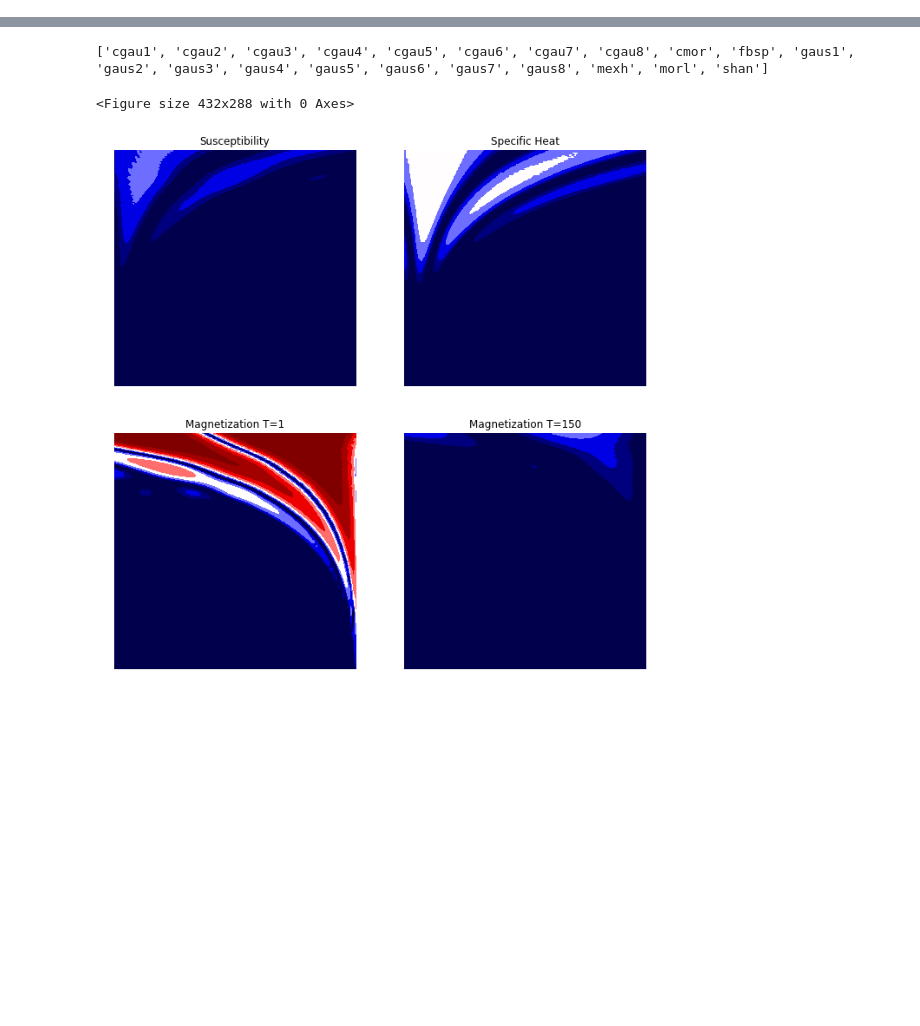
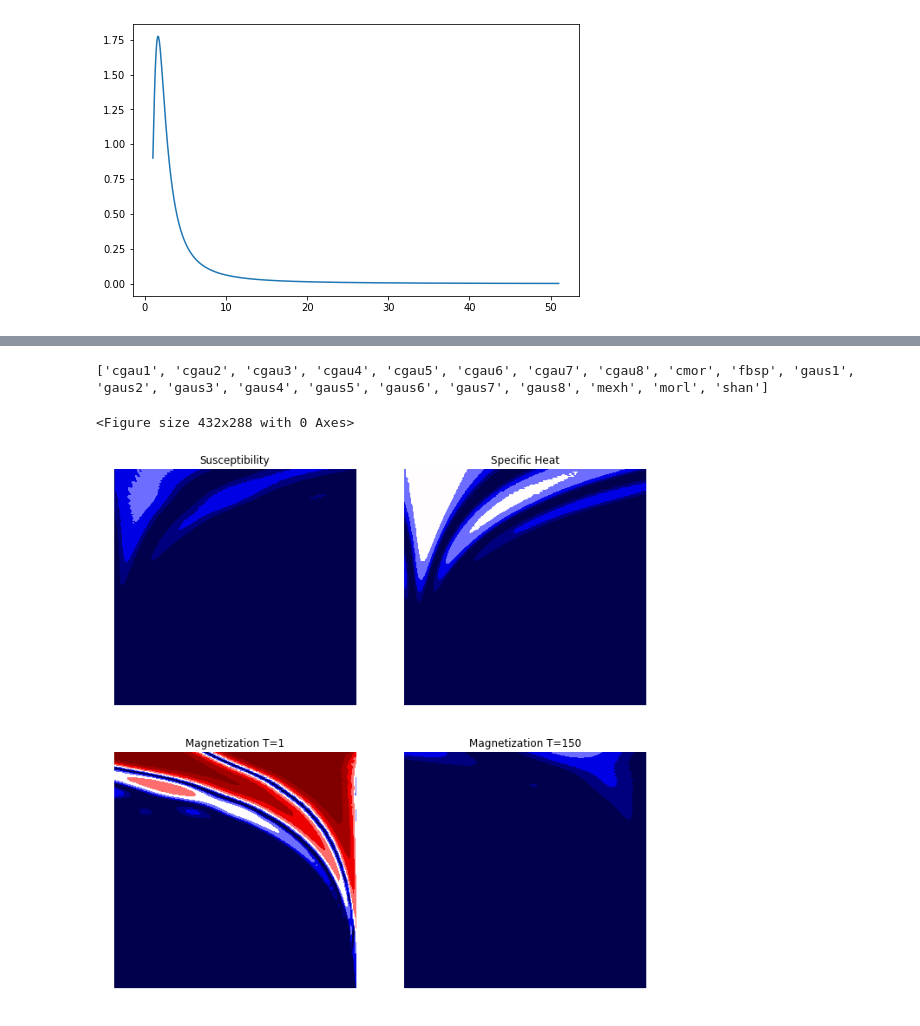
Before and after one commit to Orth-Research/ml_cr, a Jupyter notebook: DataGeneration.ipynb, the cells around one changed output, grey strips where cells are left out. Drawn from its saved outputs; the diff is of its cells as text; code cells hidden in the pictures; blank space fills up the shorter version.

Commit message:
Implemented specific heat and magnetization for crystal field Hamiltonian (Oh, J=4).

```diff
--- a/DataGeneration.ipynb
+++ b/DataGeneration.ipynb
@@ -8,0 +44,44 @@ ModuleNotFoundError: No module named 'numpy'
+# %%
+def specific_heat(ham, T_min=1, T_max=51, T_steps=500):
+    """
+    Returns array of specific heat over temperature range [T_min, T_max] for hamiltonian matrix ham
+
+    Parameters:
+        ham : hermitian Hamiltonian matrix, typically of crystal field Hamiltonian (dimension 2*J+1)
+        T_min : minimal temperature in Kelvin
+        T_max : maximal temprature in Kelvin
+        T_steps: total number of steps in temperature range
+
+    Returns:
+        cV: specific heat array of dimension (T_steps, 2) containing (T_i, specific_heat(T_i) ), where T_i is temperature at step i
+
+    """
+    T = np.linspace(T_min, T_max, T_steps)
+    energies = LA.eigvalsh(ham)
+    energies = energies - energies[0]
+
+    def Z_cr(T):
+        return np.sum(np.exp(-energies/T))
+
+    def cV(T):
+        return 1./(T**2) * (np.sum(energies**2 * np.exp(-energies/T))/Z_cr(T) - np.sum(energies * np.exp(-energies/T)/Z_cr(T))**2)
+
+    cV_array = np.zeros((len(T), 2))
+
+    # this can probably be optimized using numpy ufuncs, but it is ok for now
+    for i in range(0, len(cV_array)):
+        cV_array[i][0] = T[i]
+        cV_array[i][1] = cV(T[i])
+
+    return cV_array
+# %%
+
+cV_data = specific_heat(ham_cr.ham_cr_PG_Oh_J_4(1., -0.32))
+T = cV_data[:, 0]
+cV = cV_data[:, 1]
+
+fig = plt.figure(1, figsize = [8,5])
+ax = plt.plot(T, cV)
+plt.show()
+# %% [output]
+[figure, added]
```
Also changed, not shown: parts of 14 cells of this notebook.
